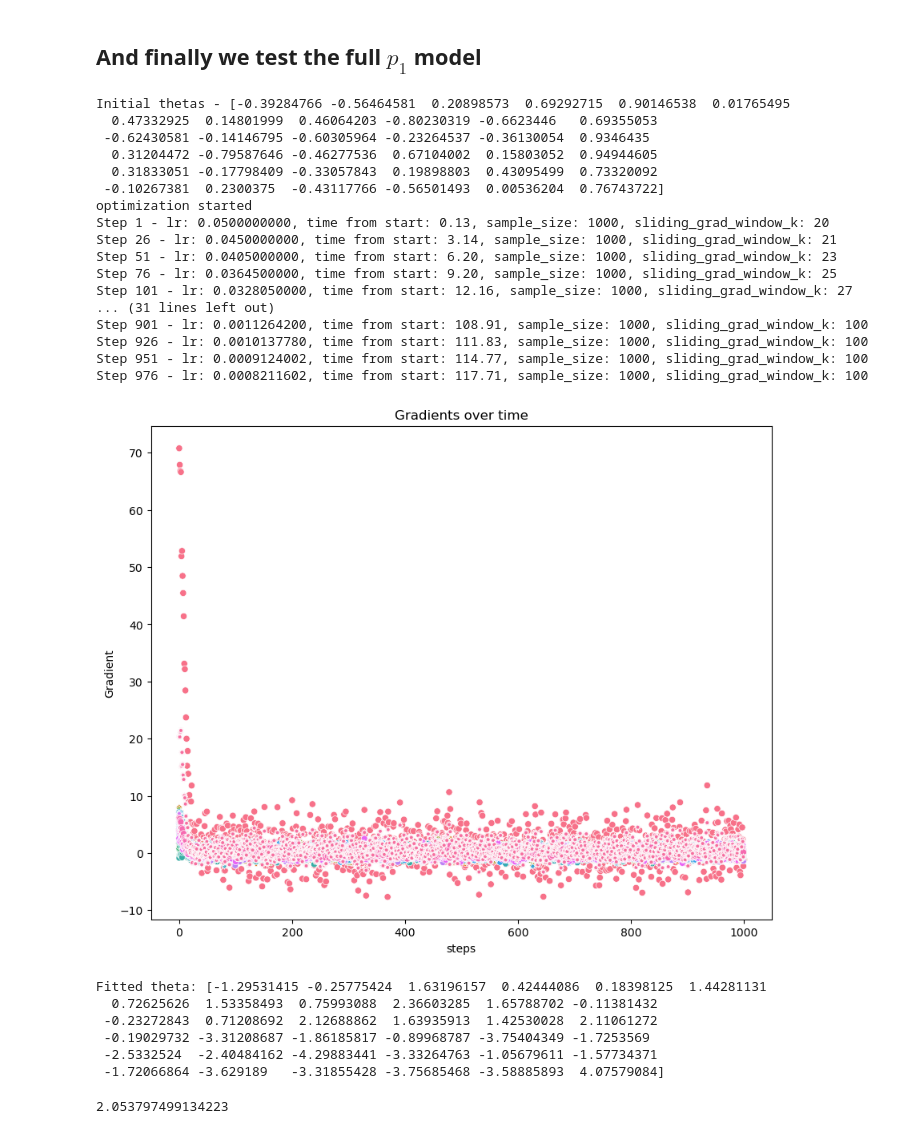
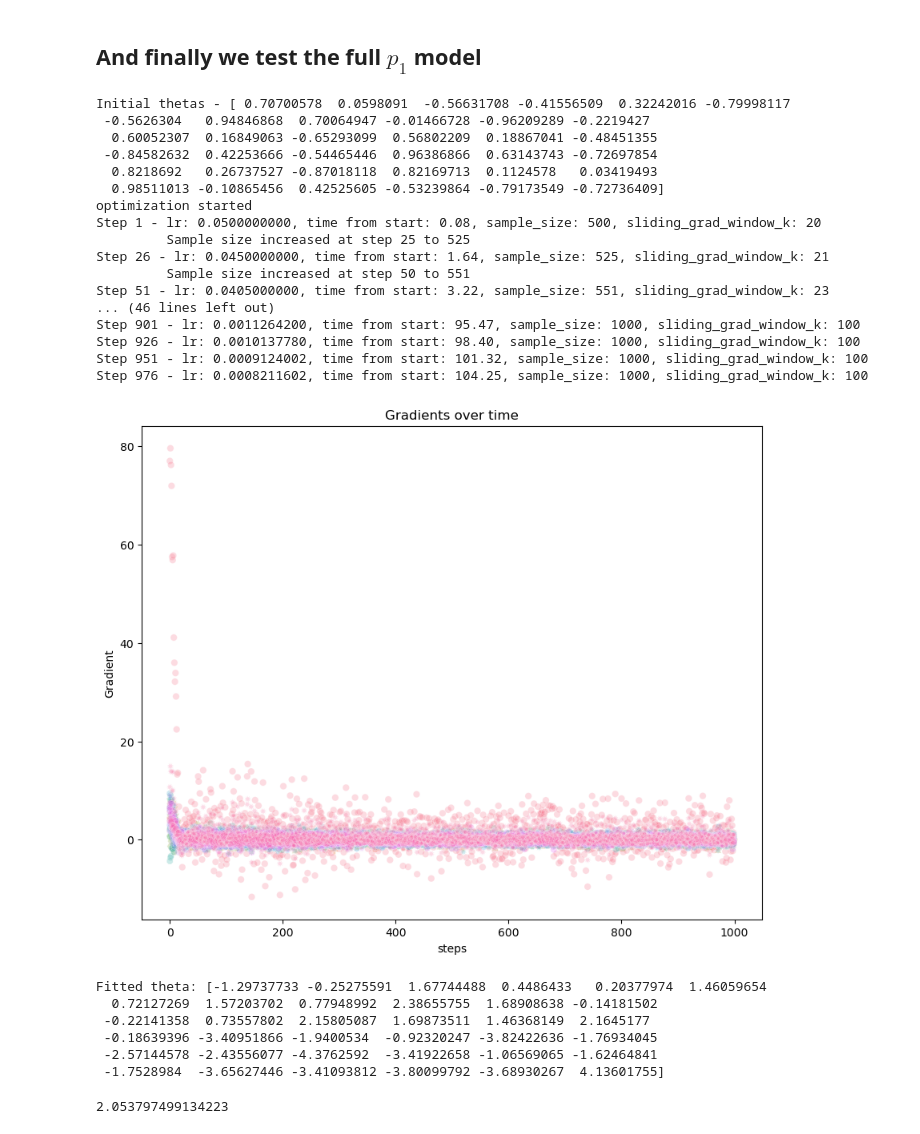
Before and after one commit to tomtalp/pyERGM, a Jupyter notebook: examples/first_example.ipynb, the cells around one changed output. Cells and saved outputs as stored; diff of their text form; code cells hidden in the pictures.

```diff
--- a/examples/first_example.ipynb
+++ b/examples/first_example.ipynb
@@ -193,57 +193,57 @@ n = sampson_matrix.shape[0]
 is_directed = True
 
 
 
 estimated_p_seed = np.sum(sampson_matrix) / (n*(n-1))
 
 metrics = [NumberOfEdgesDirected(), OutDegree(), InDegree(), TotalReciprocity()]
 
-fitted_model = ERGM(n, metrics, is_directed=is_directed, sample_size=1000, n_mcmc_steps=20, seed_MCMC_proba=estimated_p_seed)
+fitted_model = ERGM(n, metrics, is_directed=is_directed, sample_size=500, n_mcmc_steps=20, seed_MCMC_proba=estimated_p_seed)
 
 # convergence_criterion = "zero_grad_norm"
 convergence_criterion = "hotelling"
 
 hotelling_conf = 0.9
 grads, hotelling = fitted_model.fit(sampson_matrix, lr=0.05, opt_steps=1000,
                          lr_decay_pct=0.1, steps_for_decay=25,
                          sliding_grad_window_k=20, sample_pct_growth=0.05,
                          convergence_criterion=convergence_criterion,
                          optimization_method="newton_raphson",
                          hotelling_confidence=hotelling_conf,
                          )
 
 fig, ax = plt.subplots(figsize=(10, 8))
 sns.scatterplot(grads, ax=ax, legend=False)
 ax.set(xlabel='steps', ylabel='Gradient')
 ax.set_title("Gradients over time")
 plt.show()
 
 print(f"Fitted theta: {fitted_model._thetas}")
 # %% [output]
-Initial thetas - [-0.39284766 -0.56464581  0.20898573  0.69292715  0.90146538  0.01765495
-  0.47332925  0.14801999  0.46064203 -0.80230319 -0.6623446   0.69355053
- -0.62430581 -0.14146795 -0.60305964 -0.23264537 -0.36130054  0.9346435
-  0.31204472 -0.79587646 -0.46277536  0.67104002  0.15803052  0.94944605
-  0.31833051 -0.17798409 -0.33057843  0.19898803  0.43095499  0.73320092
- -0.10267381  0.2300375  -0.43117766 -0.56501493  0.00536204  0.76743722]
+Initial thetas - [ 0.70700578  0.0598091  -0.56631708 -0.41556509  0.32242016 -0.79998117
+ -0.5626304   0.94846868  0.70064947 -0.01466728 -0.96209289 -0.2219427
+  0.60052307  0.16849063 -0.65293099  0.56802209  0.18867041 -0.48451355
+ -0.84582632  0.42253666 -0.54465446  0.96386866  0.63143743 -0.72697854
+  0.8218692   0.26737527 -0.87018118  0.82169713  0.1124578   0.03419493
+  0.98511013 -0.10865456  0.42525605 -0.53239864 -0.79173549 -0.72736409]
 optimization started
-Step 1 - lr: 0.0500000000, time from start: 0.13, sample_size: 1000, sliding_grad_window_k: 20
-Step 26 - lr: 0.0450000000, time from start: 3.14, sample_size: 1000, sliding_grad_window_k: 21
-Step 51 - lr: 0.0405000000, time from start: 6.20, sample_size: 1000, sliding_grad_window_k: 23
-Step 76 - lr: 0.0364500000, time from start: 9.20, sample_size: 1000, sliding_grad_window_k: 25
-Step 101 - lr: 0.0328050000, time from start: 12.16, sample_size: 1000, sliding_grad_window_k: 27
-... (31 lines left out)
-Step 901 - lr: 0.0011264200, time from start: 108.91, sample_size: 1000, sliding_grad_window_k: 100
-Step 926 - lr: 0.0010137780, time from start: 111.83, sample_size: 1000, sliding_grad_window_k: 100
-Step 951 - lr: 0.0009124002, time from start: 114.77, sample_size: 1000, sliding_grad_window_k: 100
-Step 976 - lr: 0.0008211602, time from start: 117.71, sample_size: 1000, sliding_grad_window_k: 100
+Step 1 - lr: 0.0500000000, time from start: 0.08, sample_size: 500, sliding_grad_window_k: 20
+         Sample size increased at step 25 to 525
+Step 26 - lr: 0.0450000000, time from start: 1.64, sample_size: 525, sliding_grad_window_k: 21
+         Sample size increased at step 50 to 551
+Step 51 - lr: 0.0405000000, time from start: 3.22, sample_size: 551, sliding_grad_window_k: 23
+... (46 lines left out)
+Step 901 - lr: 0.0011264200, time from start: 95.47, sample_size: 1000, sliding_grad_window_k: 100
+Step 926 - lr: 0.0010137780, time from start: 98.40, sample_size: 1000, sliding_grad_window_k: 100
+Step 951 - lr: 0.0009124002, time from start: 101.32, sample_size: 1000, sliding_grad_window_k: 100
+Step 976 - lr: 0.0008211602, time from start: 104.25, sample_size: 1000, sliding_grad_window_k: 100
-[figure, old version]
+[figure, new version]
-Fitted theta: [-1.29531415 -0.25775424  1.63196157  0.42444086  0.18398125  1.44281131
-  0.72625626  1.53358493  0.75993088  2.36603285  1.65788702 -0.11381432
- -0.23272843  0.71208692  2.12688862  1.63935913  1.42530028  2.11061272
- -0.19029732 -3.31208687 -1.86185817 -0.89968787 -3.75404349 -1.7253569
- -2.5332524  -2.40484162 -4.29883441 -3.33264763 -1.05679611 -1.57734371
- -1.72066864 -3.629189   -3.31855428 -3.75685468 -3.58885893  4.07579084]
+Fitted theta: [-1.29737733 -0.25275591  1.67744488  0.4486433   0.20377974  1.46059654
+  0.72127269  1.57203702  0.77948992  2.38655755  1.68908638 -0.14181502
+ -0.22141358  0.73557802  2.15805087  1.69873511  1.46368149  2.1645177
+ -0.18639396 -3.40951866 -1.9400534  -0.92320247 -3.82422636 -1.76934045
+ -2.57144578 -2.43556077 -4.3762592  -3.41922658 -1.06569065 -1.62464841
+ -1.7528984  -3.65627446 -3.41093812 -3.80099792 -3.68930267  4.13601755]
 # %%
 df["hotelling_F"].min()
 # %% [output]
```
Also changed, not shown: parts of 1 cell of this notebook.
